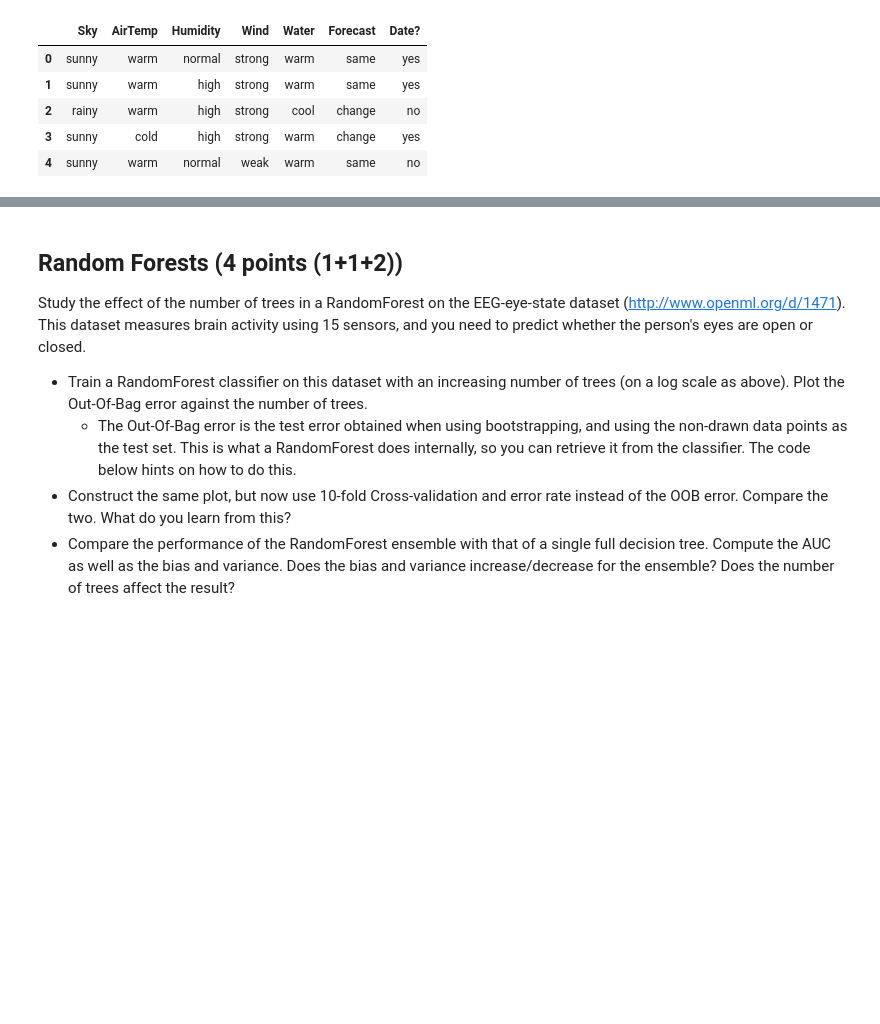
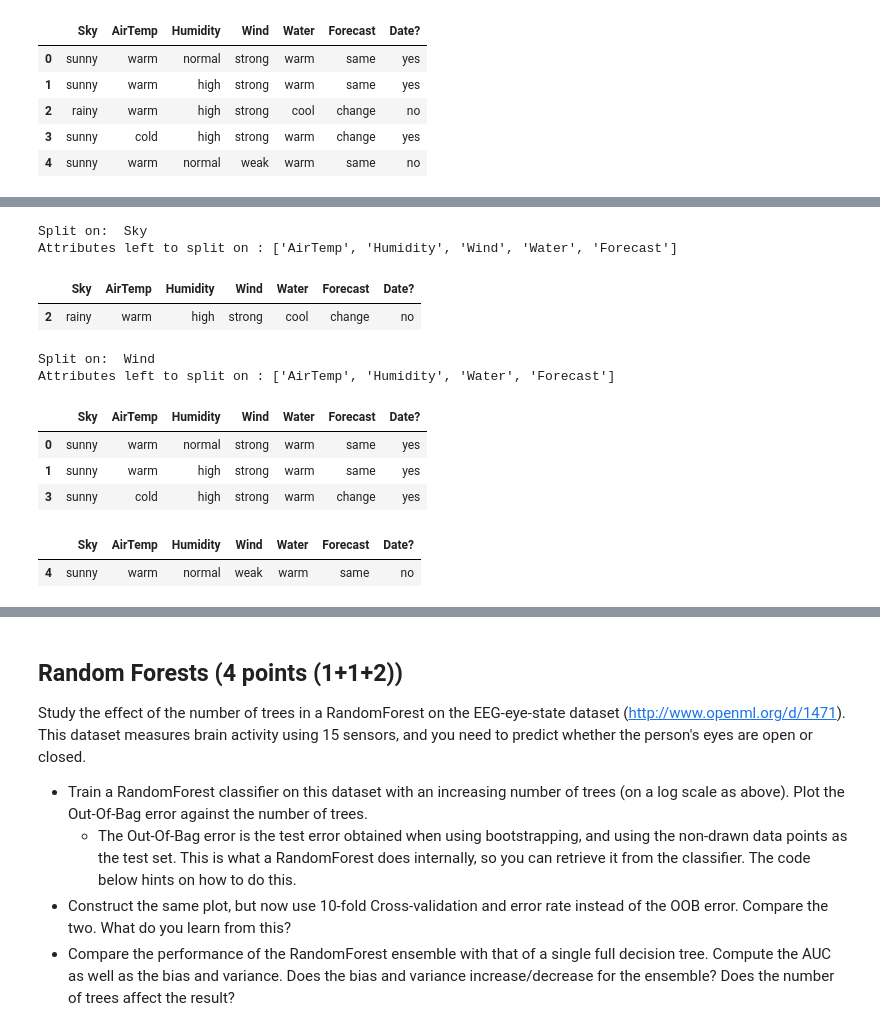
Before and after one commit to mcpeer/mla1, a Jupyter notebook: Assignment 1 - Weerts Peer.ipynb, the cells around one changed output, grey strips where cells are left out. Cells and saved outputs as stored; diff of their text form; code cells hidden in the pictures; blank space fills up the shorter version.

```diff
--- a/Assignment 1 - Weerts Peer.ipynb
+++ b/Assignment 1 - Weerts Peer.ipynb
@@ -380,10 +380,3 @@ df # print
 | 2 | rainy | warm | high | strong | cool | change | no |
 | 3 | sunny | cold | high | strong | warm | change | yes |
 | 4 | sunny | warm | normal | weak | warm | same | no |
-# %%
-# Complete these functions first
-def entropy(pos, neg):
-    return 0
-
-def info_gain(pos1,neg1,pos2,neg2):
-    return 0
@@ -389,0 +441,72 @@ def info_gain(pos1,neg1,pos2,neg2):
+# %%
+atts = init_attribute_list(df)
+build_tree(df)
+
+def init_attribute_list(df):
+    #create initial attribute list
+    atts = list(df)
+    atts = atts[0:len(atts)-1]
+    return atts
+
+def build_tree(df):
+    #find split
+    spliton = find_best_gain(atts)
+    #returns attribute index, attribute and the gain value
+    print("Split on: ", spliton[1])
+
+    #split dataframe based on selected attribute
+    #if only one value present for this att skip
+    if (len(np.unique(df[spliton[1]]))>1):
+        newdf = split_df(df, spliton[1])
+        #display(newdf[0])
+        #display(newdf[1])
+        # remove the attribute on which has been splitted from the list
+        del atts[spliton[0]]
+        print("Attributes left to split on :", atts)
+
+        #recurse on both branches IF NEEDED
+        left = newdf[0]
+        right = newdf[1]
+        if (len(np.unique(left['Date?']))>1):
+            if (len(left.index)>1):
+                build_tree(left)
+        else:
+            display(left)
+
+        if (len(np.unique(right['Date?']))>1):
+            if (len(right.index)>1):
+                build_tree(right)
+        else:
+            display(right)
+
+#takes list of attributes to split on
+def find_best_gain(atts):
+    scores = []
+    for i in atts:
+        val = np.unique(df[i])
+        pos1 = len(df[(df[i]==val[0])&(df['Date?']=='yes')])
+        neg1 = len(df[(df[i]==val[0])&(df['Date?']=='no')])
+        pos2 = len(df[(df[i]==val[1])&(df['Date?']=='yes')])
+        neg2 = len(df[(df[i]==val[1])&(df['Date?']=='no')])
+        scores.append(info_gain(pos1,neg1,pos2,neg2))
+
+    splitatt = atts[np.argmax(scores)]
+    return np.argmax(scores), splitatt, np.max(scores)
+
+def split_df(df, att):
+    val = np.unique(df[att])
+    newdf = (df[(df[att]==val[0])],df[(df[att]==val[1])])
+    return newdf
+# %% [output]
+Split on:  Sky
+Attributes left to split on : ['AirTemp', 'Humidity', 'Wind', 'Water', 'Forecast']
+|  | Sky | AirTemp | Humidity | Wind | Water | Forecast | Date? |
+| 2 | rainy | warm | high | strong | cool | change | no |
+Split on:  Wind
+Attributes left to split on : ['AirTemp', 'Humidity', 'Water', 'Forecast']
+|  | Sky | AirTemp | Humidity | Wind | Water | Forecast | Date? |
+| 0 | sunny | warm | normal | strong | warm | same | yes |
+| 1 | sunny | warm | high | strong | warm | same | yes |
+| 3 | sunny | cold | high | strong | warm | change | yes |
+|  | Sky | AirTemp | Humidity | Wind | Water | Forecast | Date? |
+| 4 | sunny | warm | normal | weak | warm | same | no |
```
Also changed, not shown: parts of 3 cells of this notebook.
